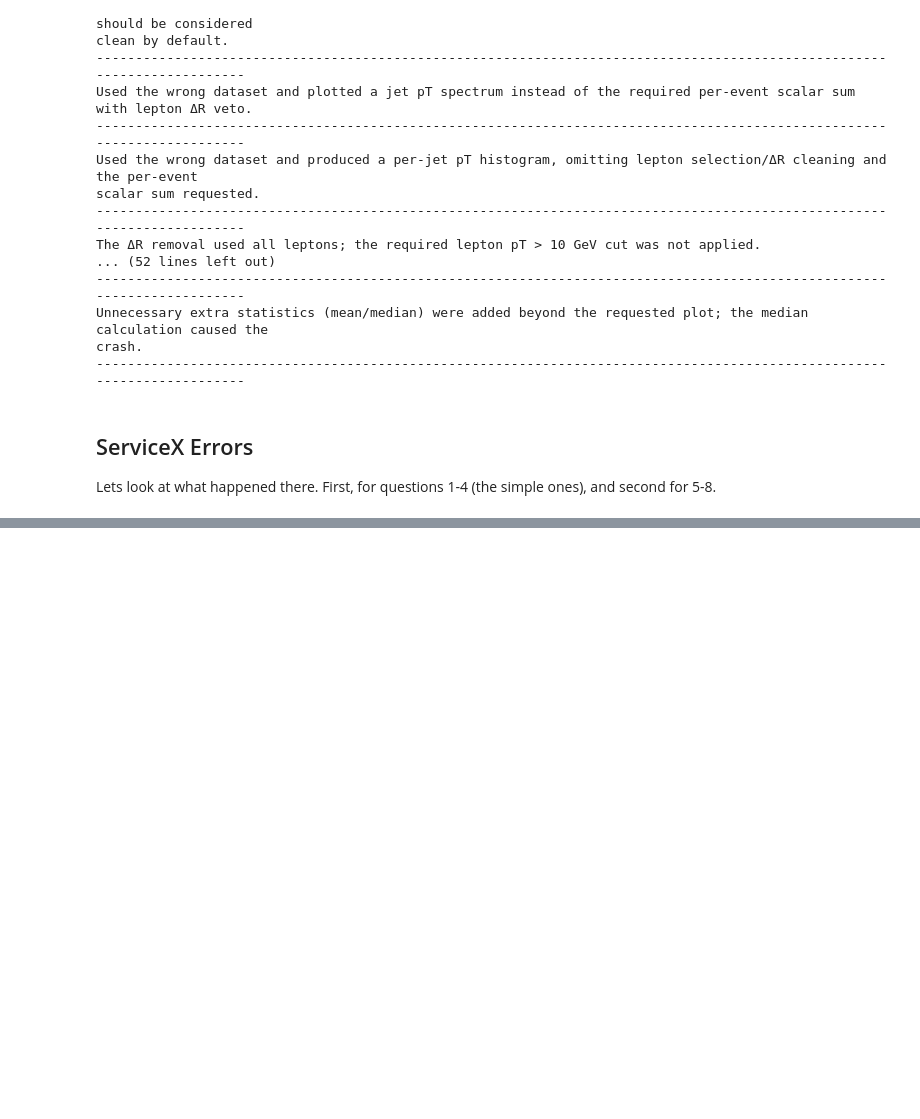
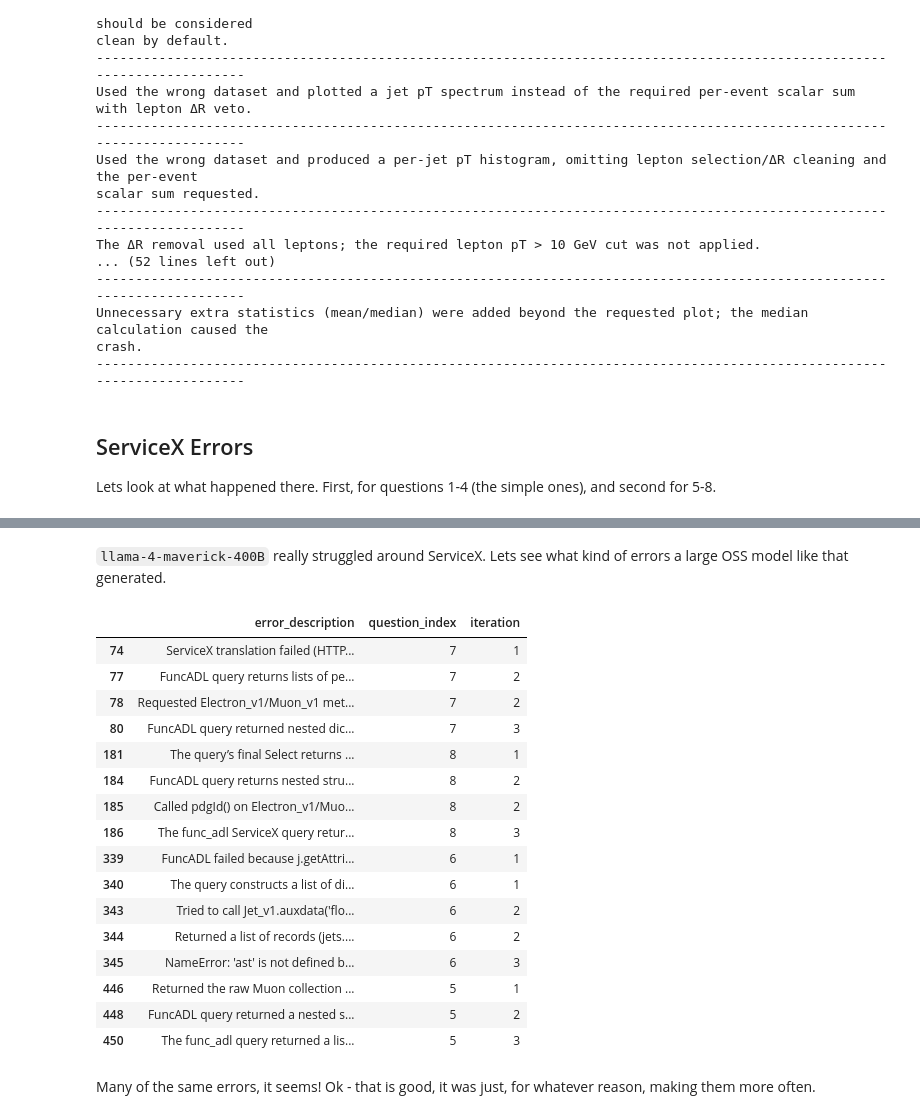
Before and after one commit to gordonwatts/atlas-plot-agent, a Jupyter notebook: notebooks/adl-benchmarks/direct-query-error-analysis.ipynb, the cells around one changed output, grey strips where cells are left out. Cells and saved outputs as stored; diff of their text form; code cells hidden in the pictures; blank space fills up the shorter version.

```diff
--- a/notebooks/adl-benchmarks/direct-query-error-analysis.ipynb
+++ b/notebooks/adl-benchmarks/direct-query-error-analysis.ipynb
@@ -208,0 +278,25 @@ model_interpretation_counts
+# %% [markdown]
+`llama-4-maverick-400B` really struggled around ServiceX. Lets see what kind of errors a large OSS model like that generated.
+# %%
+sx_maverick_errors_df = error_analysis[(error_analysis.model == "llama-4-maverick-400B") & (error_analysis.question_index.isin([5, 6, 7, 8])) & (error_analysis.phase == "servicex")]
+sx_maverick_errors_df[["error_description", "question_index", "iteration"]]
+# %% [output]
+|  | error_description | question_index | iteration |
+| 74 | ServiceX translation failed (HTTP... | 7 | 1 |
+| 77 | FuncADL query returns lists of pe... | 7 | 2 |
+| 78 | Requested Electron_v1/Muon_v1 met... | 7 | 2 |
+| 80 | FuncADL query returned nested dic... | 7 | 3 |
+| 181 | The query’s final Select returns ... | 8 | 1 |
+| 184 | FuncADL query returns nested stru... | 8 | 2 |
+| 185 | Called pdgId() on Electron_v1/Muo... | 8 | 2 |
+| 186 | The func_adl ServiceX query retur... | 8 | 3 |
+| 339 | FuncADL failed because j.getAttri... | 6 | 1 |
+| 340 | The query constructs a list of di... | 6 | 1 |
+| 343 | Tried to call Jet_v1.auxdata('flo... | 6 | 2 |
+| 344 | Returned a list of records (jets.... | 6 | 2 |
+| 345 | NameError: 'ast' is not defined b... | 6 | 3 |
+| 446 | Returned the raw Muon collection ... | 5 | 1 |
+| 448 | FuncADL query returned a nested s... | 5 | 2 |
+| 450 | The func_adl query returned a lis... | 5 | 3 |
+# %% [markdown]
+Many of the same errors, it seems! Ok - that is good, it was just, for whatever reason, making them more often.
```
Also changed, not shown: parts of 6 cells of this notebook.
